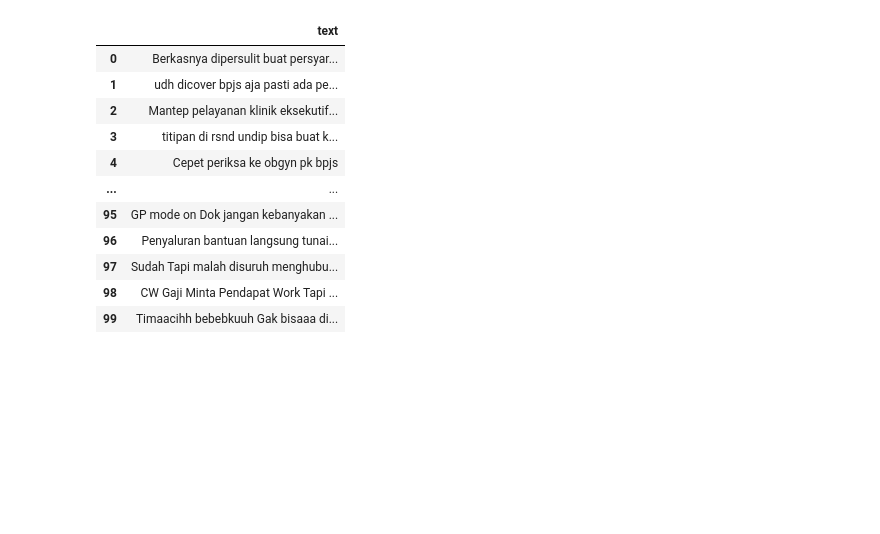
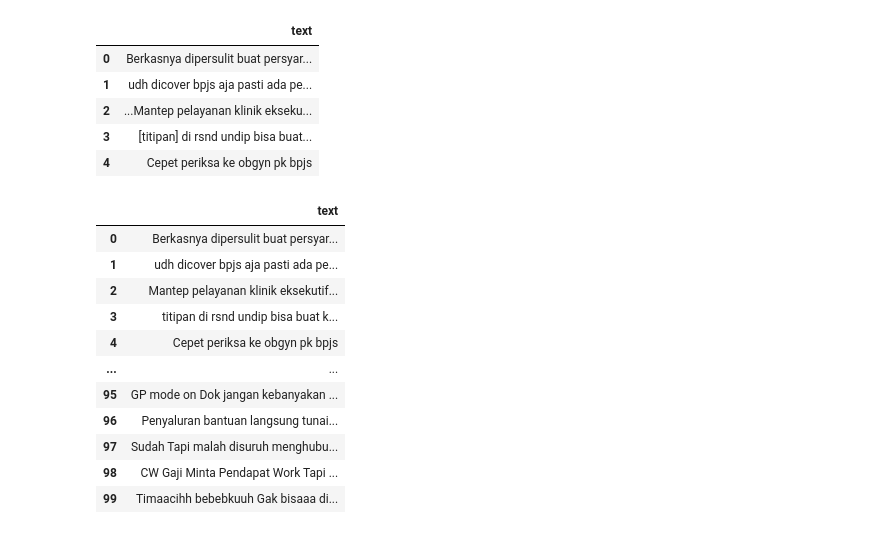
Before and after one commit to zulkarnen-force/twitter-scrawling, a Jupyter notebook: process.ipynb, the cells around one changed output. Cells and saved outputs as stored; diff of their text form; code cells hidden in the pictures; blank space fills up the shorter version.

```diff
--- a/process.ipynb
+++ b/process.ipynb
@@ -76,3 +86,12 @@ df
+# %%
+df.head()
+# %% [output]
+|  | text |
+| 0 | Berkasnya dipersulit buat persyar... |
+| 1 | udh dicover bpjs aja pasti ada pe... |
+| 2 | ...Mantep pelayanan klinik ekseku... |
+| 3 | [titipan] di rsnd undip bisa buat... |
+| 4 | Cepet periksa ke obgyn pk bpjs |
 # %%
 #Menghapus tanda baca
 def remove_punctuation(text):
```
Also changed, not shown: parts of 26 cells of this notebook, 12 other files.
